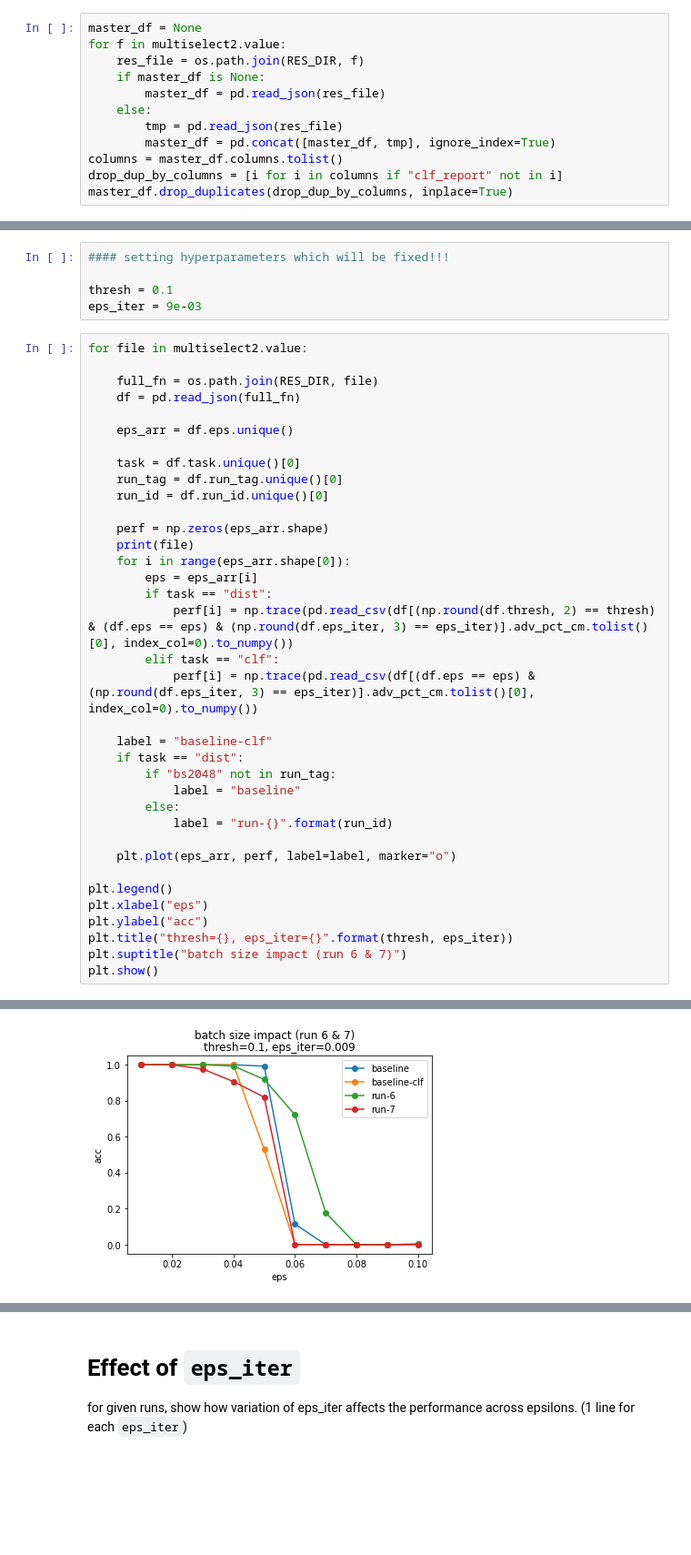
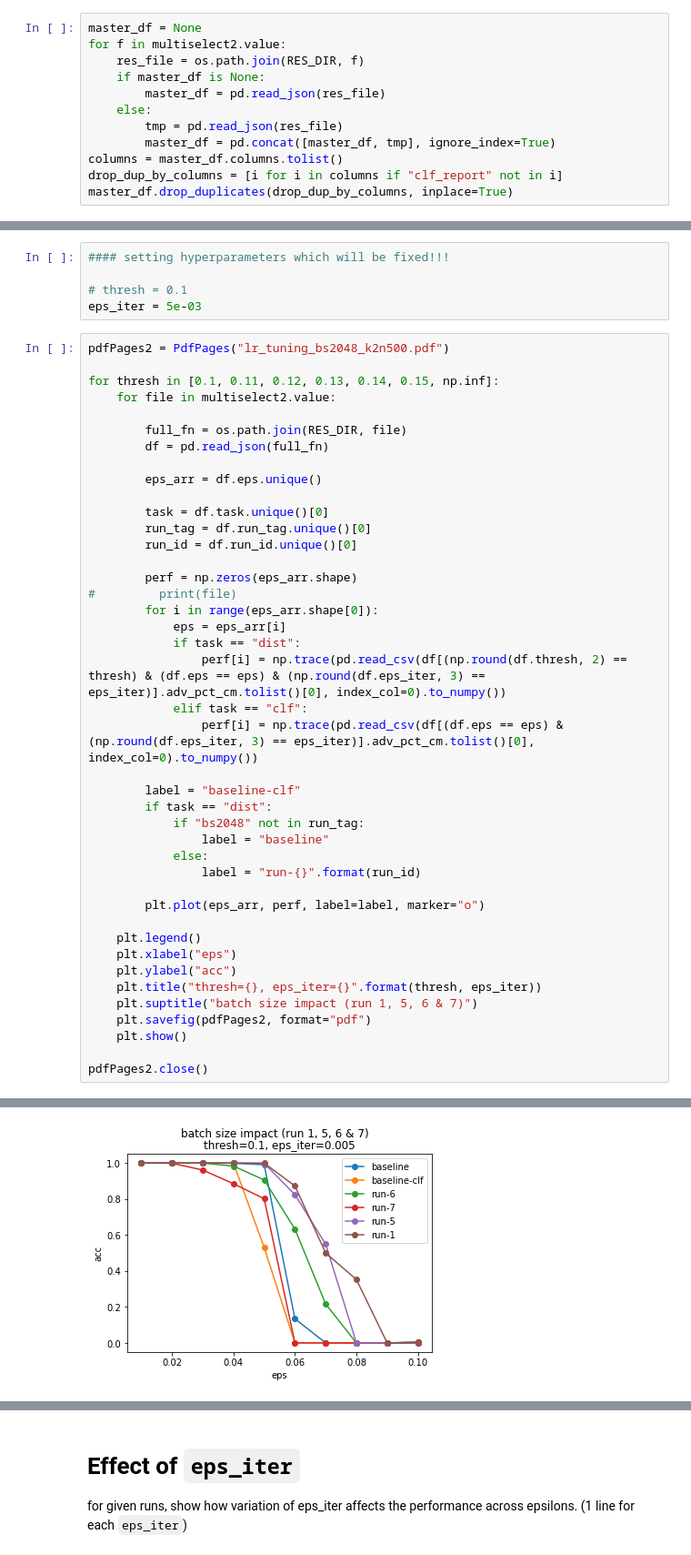
Before and after one commit to microsoft/distance-learner, a Jupyter notebook: notebooks/Omniboard Experiment D.ipynb, the cells around one changed output, grey strips where cells are left out. Shown at 91% size. Cells and saved outputs as stored; diff of their text form; blank space fills up the shorter version.

```diff
--- a/notebooks/Omniboard Experiment D.ipynb
+++ b/notebooks/Omniboard Experiment D.ipynb
@@ -357,42 +358,48 @@ Output(outputs=({'output_type': 'display_data', 'data': {'text/plain': '<Figure
 # %%
 #### setting hyperparameters which will be fixed!!!
 
-thresh = 0.1
-eps_iter = 9e-03
+# thresh = 0.1
+eps_iter = 5e-03
 # %%
-for file in multiselect2.value:
+pdfPages2 = PdfPages("lr_tuning_bs2048_k2n500.pdf")
 
-    full_fn = os.path.join(RES_DIR, file)
-    df = pd.read_json(full_fn)
+for thresh in [0.1, 0.11, 0.12, 0.13, 0.14, 0.15, np.inf]:
+    for file in multiselect2.value:
 
-    eps_arr = df.eps.unique()
+        full_fn = os.path.join(RES_DIR, file)
+        df = pd.read_json(full_fn)
 
-    task = df.task.unique()[0]
-    run_tag = df.run_tag.unique()[0]
-    run_id = df.run_id.unique()[0]
+        eps_arr = df.eps.unique()
 
-    perf = np.zeros(eps_arr.shape)
-    print(file)
-    for i in range(eps_arr.shape[0]):
-        eps = eps_arr[i]
+        task = df.task.unique()[0]
+        run_tag = df.run_tag.unique()[0]
+        run_id = df.run_id.unique()[0]
+
+        perf = np.zeros(eps_arr.shape)
+#         print(file)
+        for i in range(eps_arr.shape[0]):
+            eps = eps_arr[i]
+            if task == "dist":
+                perf[i] = np.trace(pd.read_csv(df[(np.round(df.thresh, 2) == thresh) & (df.eps == eps) & (np.round(df.eps_iter, 3) == eps_iter)].adv_pct_cm.tolist()[0], index_col=0).to_numpy())
+            elif task == "clf":
+                perf[i] = np.trace(pd.read_csv(df[(df.eps == eps) & (np.round(df.eps_iter, 3) == eps_iter)].adv_pct_cm.tolist()[0], index_col=0).to_numpy())
+
+        label = "baseline-clf"
         if task == "dist":
-            perf[i] = np.trace(pd.read_csv(df[(np.round(df.thresh, 2) == thresh) & (df.eps == eps) & (np.round(df.eps_iter, 3) == eps_iter)].adv_pct_cm.tolist()[0], index_col=0).to_numpy())
-        elif task == "clf":
-            perf[i] = np.trace(pd.read_csv(df[(df.eps == eps) & (np.round(df.eps_iter, 3) == eps_iter)].adv_pct_cm.tolist()[0], index_col=0).to_numpy())
+            if "bs2048" not in run_tag:
+                label = "baseline"
+            else:
+                label = "run-{}".format(run_id)
 
-    label = "baseline-clf"
-    if task == "dist":
-        if "bs2048" not in run_tag:
-            label = "baseline"
-        else:
-            label = "run-{}".format(run_id)
+        plt.plot(eps_arr, perf, label=label, marker="o")
 
-    plt.plot(eps_arr, perf, label=label, marker="o")
+    plt.legend()
+    plt.xlabel("eps")
+    plt.ylabel("acc")
+    plt.title("thresh={}, eps_iter={}".format(thresh, eps_iter))
+    plt.suptitle("batch size impact (run 1, 5, 6 & 7)")
+    plt.savefig(pdfPages2, format="pdf")
+    plt.show()
 
-plt.legend()
-plt.xlabel("eps")
-plt.ylabel("acc")
-plt.title("thresh={}, eps_iter={}".format(thresh, eps_iter))
-plt.suptitle("batch size impact (run 6 & 7)")
-plt.show()
+pdfPages2.close()
 # %% [output]
@@ -403 +406 @@ rdm_concspheres_k2n500_noninfdist_moreoffmfld_bs2048_lr_tuning-7-regression.json
-[figure, old version]
+[figure, new version]
```
Also changed, not shown: parts of 4 cells of this notebook, 5 other files.
